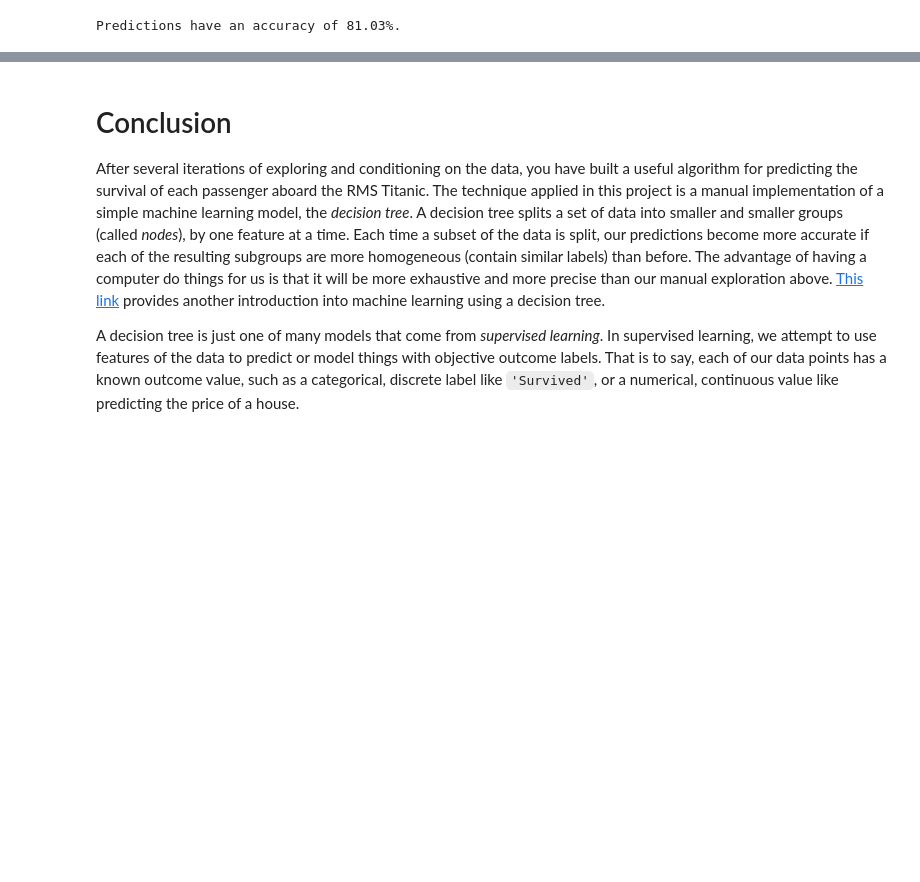
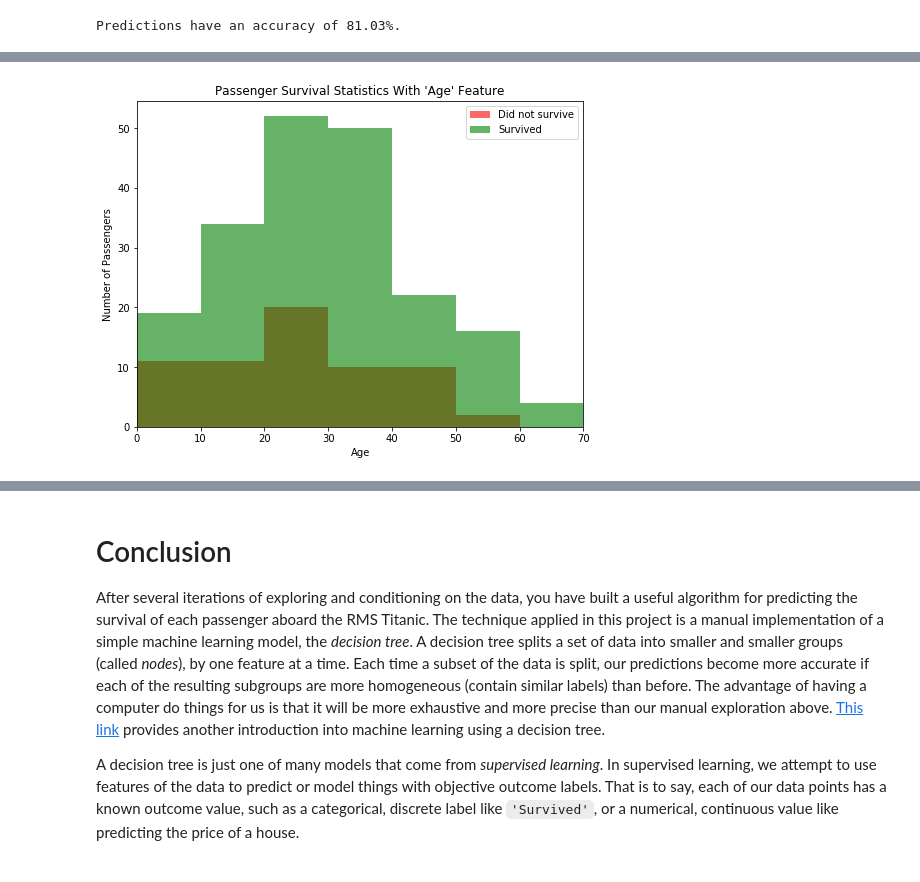
Before and after one commit to consideRatio/machine-learning, a Jupyter notebook: projects/titanic_survival_exploration/titanic_survival_exploration.ipynb, the cells around one changed output, grey strips where cells are left out. Saved outputs shown, nothing was run; the diff lists cells and outputs as text; code cells hidden in the pictures; blank space fills up the shorter version.

```diff
--- a/projects/titanic_survival_exploration/titanic_survival_exploration.ipynb
+++ b/projects/titanic_survival_exploration/titanic_survival_exploration.ipynb
@@ -259,0 +266,4 @@ Predictions have an accuracy of 81.03%.
+# %%
+vs.survival_stats(data, outcomes, 'Age', ["Sex == 'female'"])
+# %% [output]
+[figure, added]
```
Also changed, not shown: parts of 6 cells of this notebook, 1 other file.
